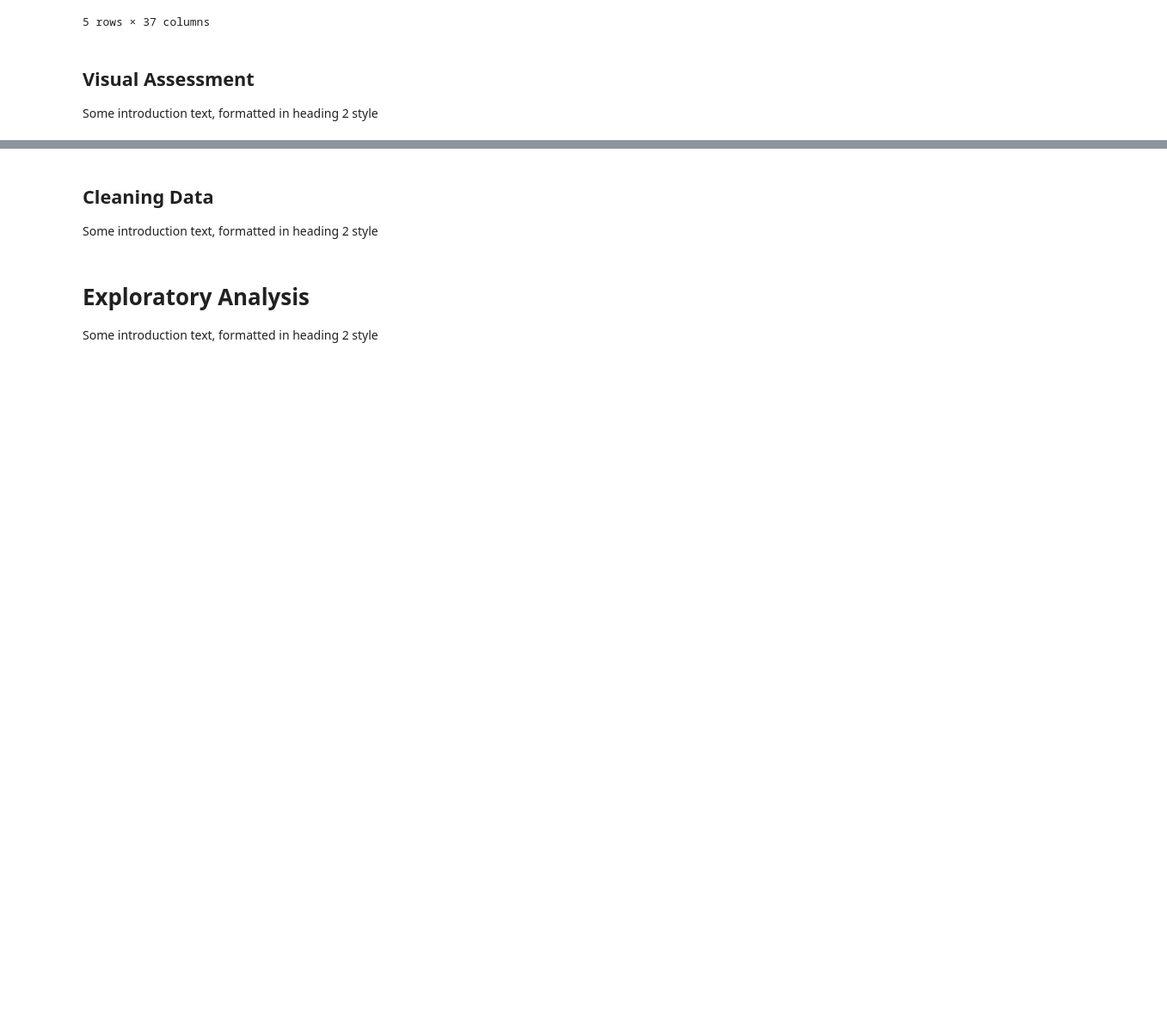
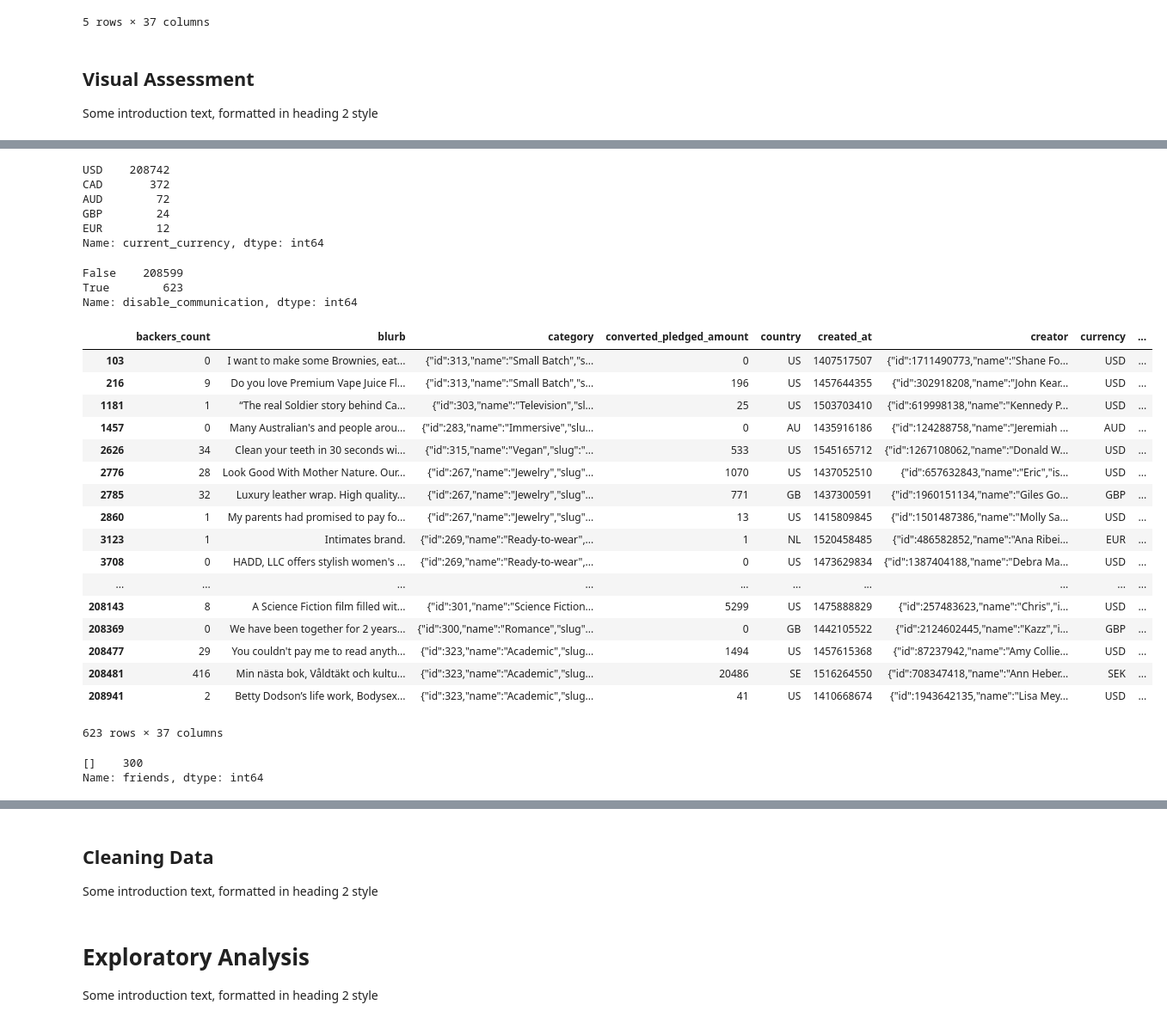
Before and after one commit to faymarie/crowdfunding-analysis, a Jupyter notebook: crowdfunding-analysis.ipynb, the cells around one changed output, grey strips where cells are left out. Shown: that part at 86% size. Cells and saved outputs as stored; diff of their text form; code cells hidden in the pictures; blank space fills up the shorter version.

```diff
--- a/crowdfunding-analysis.ipynb
+++ b/crowdfunding-analysis.ipynb
@@ -91,0 +197,42 @@ memory usage: 6.9+ MB
+# %%
+# assess current currency
+kickstarter.current_currency.value_counts()
+# %% [output]
+USD    208742
+CAD       372
+AUD        72
+GBP        24
+EUR        12
+Name: current_currency, dtype: int64
+# %%
+# assess deadline
+print(kickstarter.disable_communication.value_counts())
+kickstarter[kickstarter.disable_communication == True]
+# %% [output]
+False    208599
+True        623
+Name: disable_communication, dtype: int64
+|  | backers_count | blurb | category | converted_pledged_amount | country | created_at | creator | currency | ... |
+| 103 | 0 | I want to make some Brownies, eat... | {"id":313,"name":"Small Batch","s... | 0 | US | 1407517507 | {"id":1711490773,"name":"Shane Fo... | USD | ... |
+| 216 | 9 | Do you love Premium Vape Juice Fl... | {"id":313,"name":"Small Batch","s... | 196 | US | 1457644355 | {"id":302918208,"name":"John Kear... | USD | ... |
+| 1181 | 1 | “The real Soldier story behind Ca... | {"id":303,"name":"Television","sl... | 25 | US | 1503703410 | {"id":619998138,"name":"Kennedy P... | USD | ... |
+| 1457 | 0 | Many Australian's and people arou... | {"id":283,"name":"Immersive","slu... | 0 | AU | 1435916186 | {"id":124288758,"name":"Jeremiah ... | AUD | ... |
+| 2626 | 34 | Clean your teeth in 30 seconds wi... | {"id":315,"name":"Vegan","slug":"... | 533 | US | 1545165712 | {"id":1267108062,"name":"Donald W... | USD | ... |
+| 2776 | 28 | Look Good With Mother Nature. Our... | {"id":267,"name":"Jewelry","slug"... | 1070 | US | 1437052510 | {"id":657632843,"name":"Eric","is... | USD | ... |
+| 2785 | 32 | Luxury leather wrap. High quality... | {"id":267,"name":"Jewelry","slug"... | 771 | GB | 1437300591 | {"id":1960151134,"name":"Giles Go... | GBP | ... |
+| 2860 | 1 | My parents had promised to pay fo... | {"id":267,"name":"Jewelry","slug"... | 13 | US | 1415809845 | {"id":1501487386,"name":"Molly Sa... | USD | ... |
+| 3123 | 1 | Intimates brand. | {"id":269,"name":"Ready-to-wear",... | 1 | NL | 1520458485 | {"id":486582852,"name":"Ana Ribei... | EUR | ... |
+| 3708 | 0 | HADD, LLC offers stylish women's ... | {"id":269,"name":"Ready-to-wear",... | 0 | US | 1473629834 | {"id":1387404188,"name":"Debra Ma... | USD | ... |
+| ... | ... | ... | ... | ... | ... | ... | ... | ... | ... |
+| 208143 | 8 | A Science Fiction film filled wit... | {"id":301,"name":"Science Fiction... | 5299 | US | 1475888829 | {"id":257483623,"name":"Chris","i... | USD | ... |
+| 208369 | 0 | We have been together for 2 years... | {"id":300,"name":"Romance","slug"... | 0 | GB | 1442105522 | {"id":2124602445,"name":"Kazz","i... | GBP | ... |
+| 208477 | 29 | You couldn't pay me to read anyth... | {"id":323,"name":"Academic","slug... | 1494 | US | 1457615368 | {"id":87237942,"name":"Amy Collie... | USD | ... |
+| 208481 | 416 | Min nästa bok, Våldtäkt och kultu... | {"id":323,"name":"Academic","slug... | 20486 | SE | 1516264550 | {"id":708347418,"name":"Ann Heber... | SEK | ... |
+| 208941 | 2 | Betty Dodson’s life work, Bodysex... | {"id":323,"name":"Academic","slug... | 41 | US | 1410668674 | {"id":1943642135,"name":"Lisa Mey... | USD | ... |
+623 rows × 37 columns
+# %%
+# asses friends
+print(kickstarter.friends.value_counts())
+# %% [output]
+[]    300
+Name: friends, dtype: int64
```
Also changed, not shown: parts of 29 cells of this notebook.
